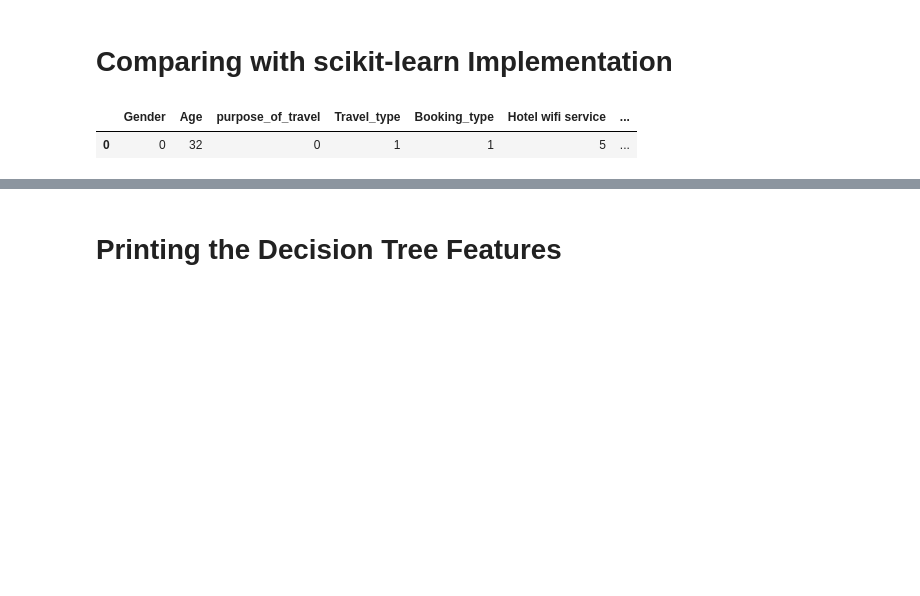
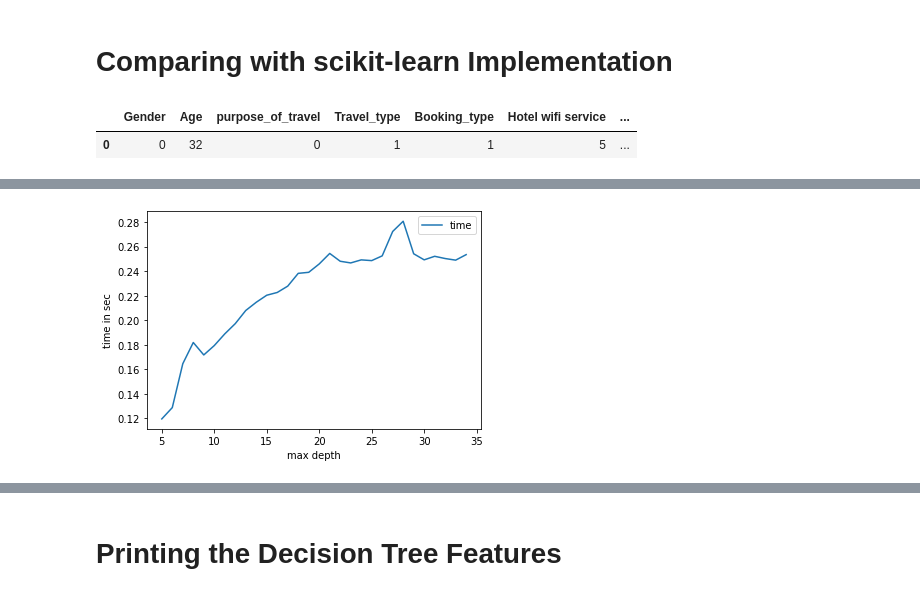
Before and after one commit to heisenbug237/WoC3_MLe, a Jupyter notebook: MyTree.ipynb, the cells around one changed output, grey strips where cells are left out. Saved outputs shown, nothing was run; the diff lists cells and outputs as text; code cells hidden in the pictures; blank space fills up the shorter version.

```diff
--- a/MyTree.ipynb
+++ b/MyTree.ipynb
@@ -312,0 +354,8 @@ libtime=time.time()-start
+# %%
+plt.plot('max_depth','time', data=d, label='time')
+plt.xlabel('max depth')
+plt.ylabel('time in sec')
+plt.legend()
+plt.show()
+# %% [output]
+[figure, added]
```
Also changed, not shown: parts of 19 cells of this notebook.
